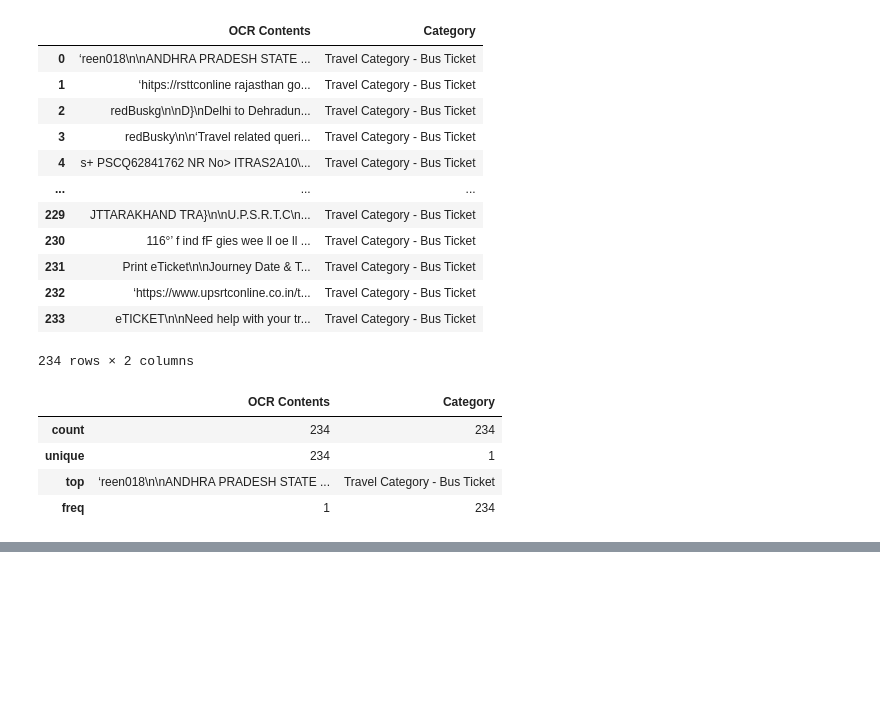
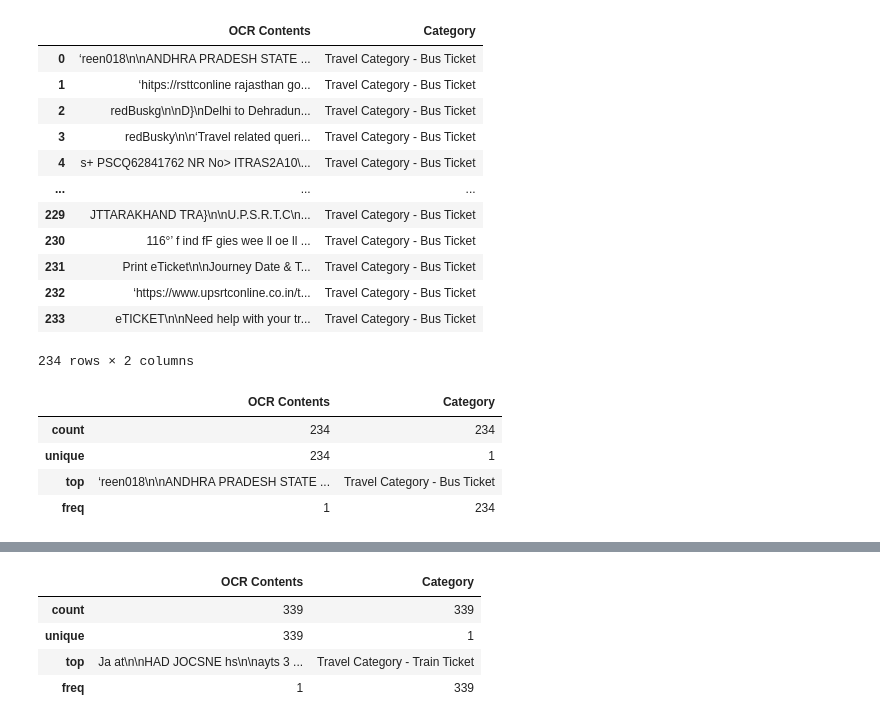
Before and after one commit to Sid-047/LMstuff, a Jupyter notebook: dataStuff/dataSampling/samplingStuff.ipynb, the cells around one changed output, grey strips where cells are left out. Saved outputs shown, nothing was run; the diff lists cells and outputs as text; code cells hidden in the pictures; blank space fills up the shorter version.

```diff
--- a/dataStuff/dataSampling/samplingStuff.ipynb
+++ b/dataStuff/dataSampling/samplingStuff.ipynb
@@ -251,0 +356,8 @@ jsonData
+# %%
+df.describe()
+# %% [output]
+|  | OCR Contents | Category |
+| count | 339 | 339 |
+| unique | 339 | 1 |
+| top | Ja at\n\nHAD JOCSNE hs\n\nayts 3 ... | Travel Category - Train Ticket |
+| freq | 1 | 339 |
```
Also changed, not shown: parts of 13 cells of this notebook.
